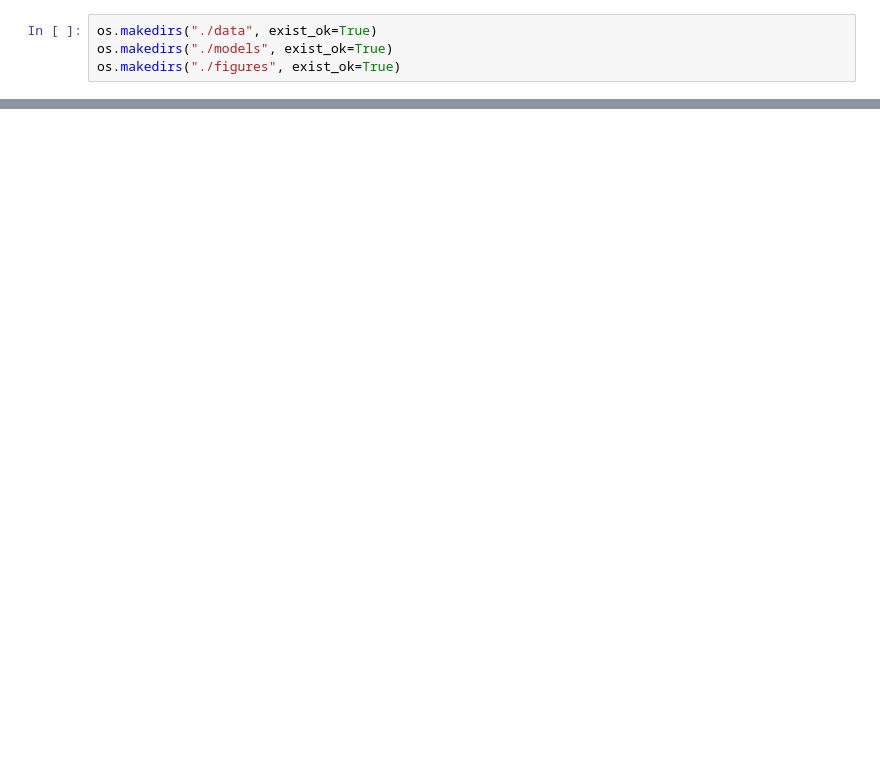
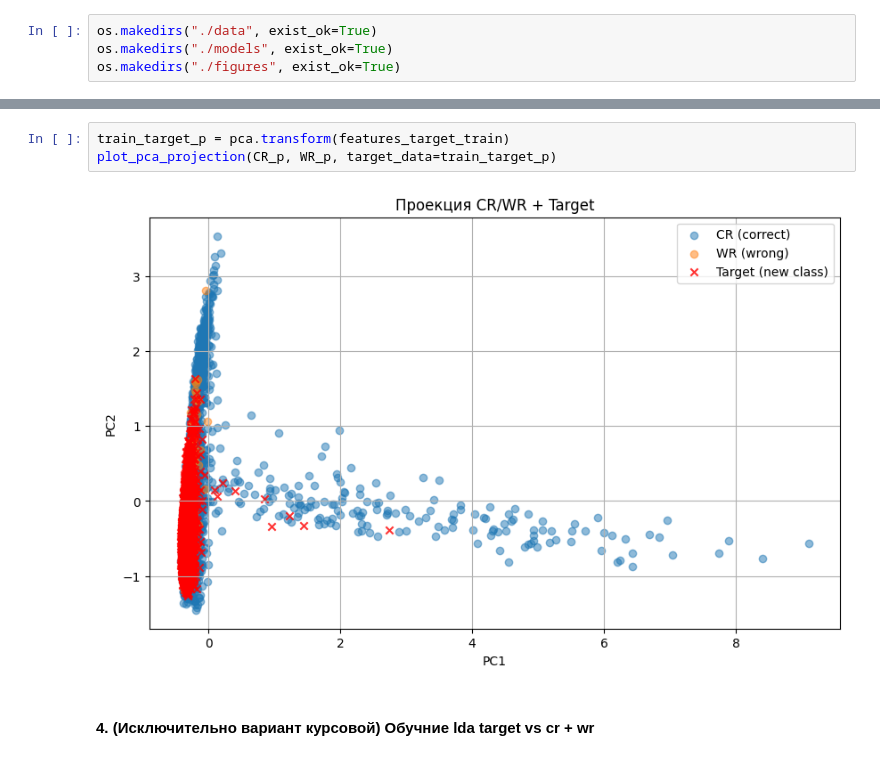
Before and after one commit to MinIN-git/ErrorCorrector, a Jupyter notebook: main.ipynb, the cells around one changed output, grey strips where cells are left out. Drawn from its saved outputs; the diff is of its cells as text; blank space fills up the shorter version.

```diff
--- a/main.ipynb
+++ b/main.ipynb
@@ -51,0 +141,7 @@ draw_pca_projection(train_CR_pca, train_WR_pca, save=True)
+# %%
+train_target_p = pca.transform(features_target_train)
+plot_pca_projection(CR_p, WR_p, target_data=train_target_p)
+# %% [output]
+[figure, added]
+# %% [markdown]
+#### 4. (Исключительно вариант курсовой) Обучние lda target vs cr + wr
```
Also changed, not shown: parts of 31 cells of this notebook, 6 other files.
